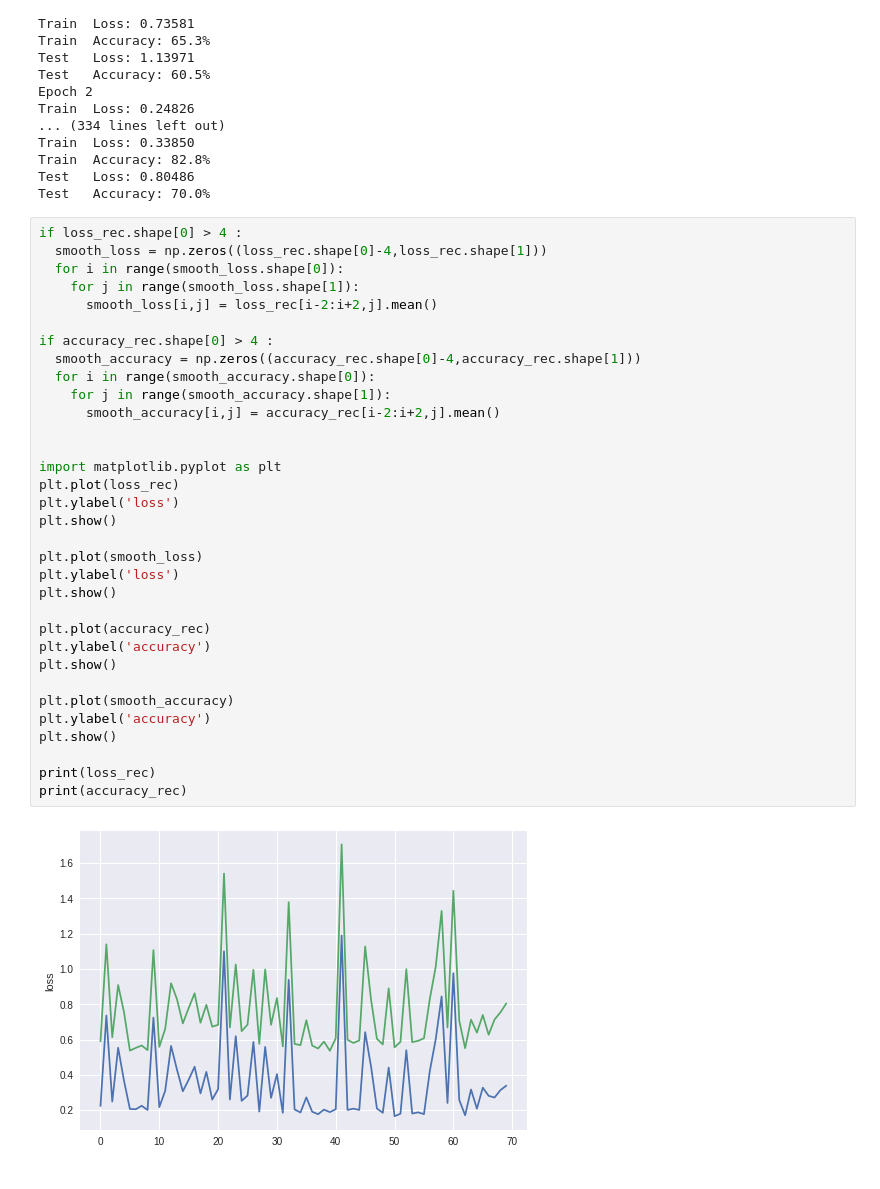
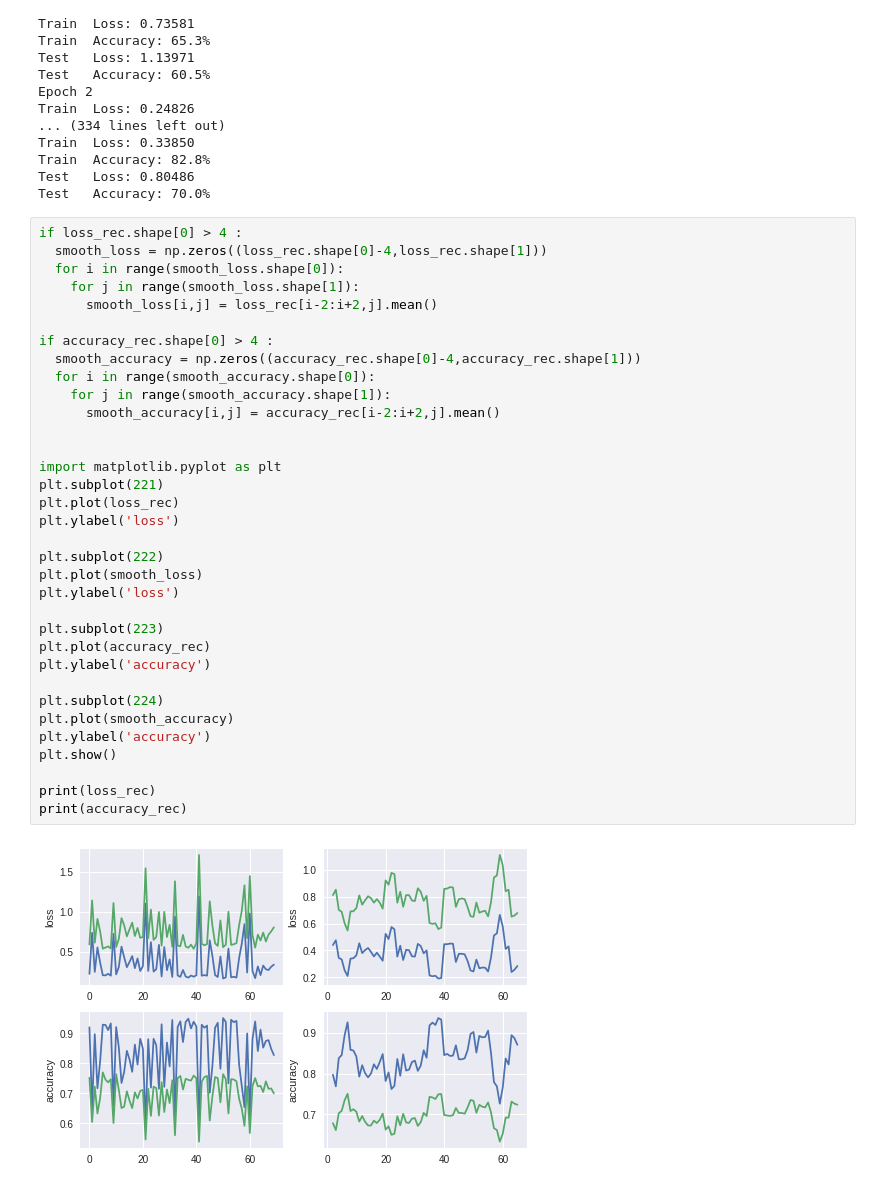
Before and after one commit to NeuroTechX/dl-eeg-playground, a Jupyter notebook: 2 - Two-Classes Classification (BNCI) Colab.ipynb, the cells around one changed output. Drawn from its saved outputs; the diff is of its cells as text.

Commit message:
4 plots rearranged in one figure

```diff
--- a/2 - Two-Classes Classification (BNCI) Colab.ipynb
+++ b/2 - Two-Classes Classification (BNCI) Colab.ipynb
@@ -265,34 +265,35 @@ Test   Accuracy: 70.0%
 if loss_rec.shape[0] > 4 :
   smooth_loss = np.zeros((loss_rec.shape[0]-4,loss_rec.shape[1]))
   for i in range(smooth_loss.shape[0]):
     for j in range(smooth_loss.shape[1]):
       smooth_loss[i,j] = loss_rec[i-2:i+2,j].mean()
 
 if accuracy_rec.shape[0] > 4 :
   smooth_accuracy = np.zeros((accuracy_rec.shape[0]-4,accuracy_rec.shape[1]))
   for i in range(smooth_accuracy.shape[0]):
     for j in range(smooth_accuracy.shape[1]):
       smooth_accuracy[i,j] = accuracy_rec[i-2:i+2,j].mean()
 
 
 import matplotlib.pyplot as plt
+plt.subplot(221)
 plt.plot(loss_rec)
 plt.ylabel('loss')
-plt.show()
 
+plt.subplot(222)
 plt.plot(smooth_loss)
 plt.ylabel('loss')
-plt.show()
 
+plt.subplot(223)
 plt.plot(accuracy_rec)
 plt.ylabel('accuracy')
-plt.show()
 
+plt.subplot(224)
 plt.plot(smooth_accuracy)
 plt.ylabel('accuracy')
 plt.show()
 
 print(loss_rec)
 print(accuracy_rec)
 # %% [output]
-[figure, old version]
+[figure, new version]
```
Also changed, not shown: parts of 1 cell of this notebook.
